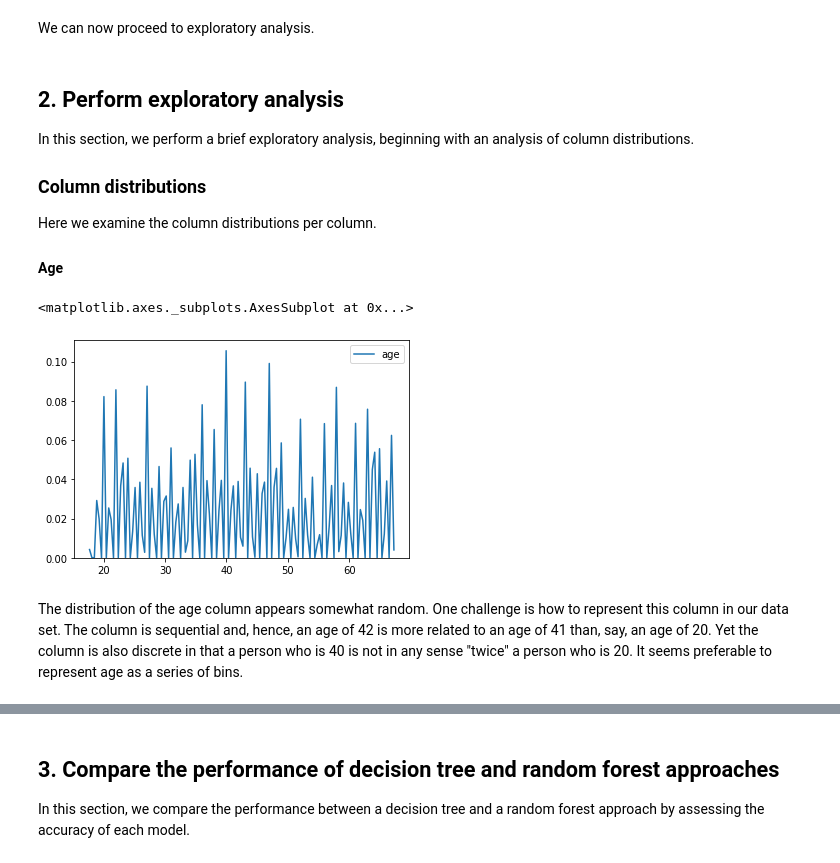
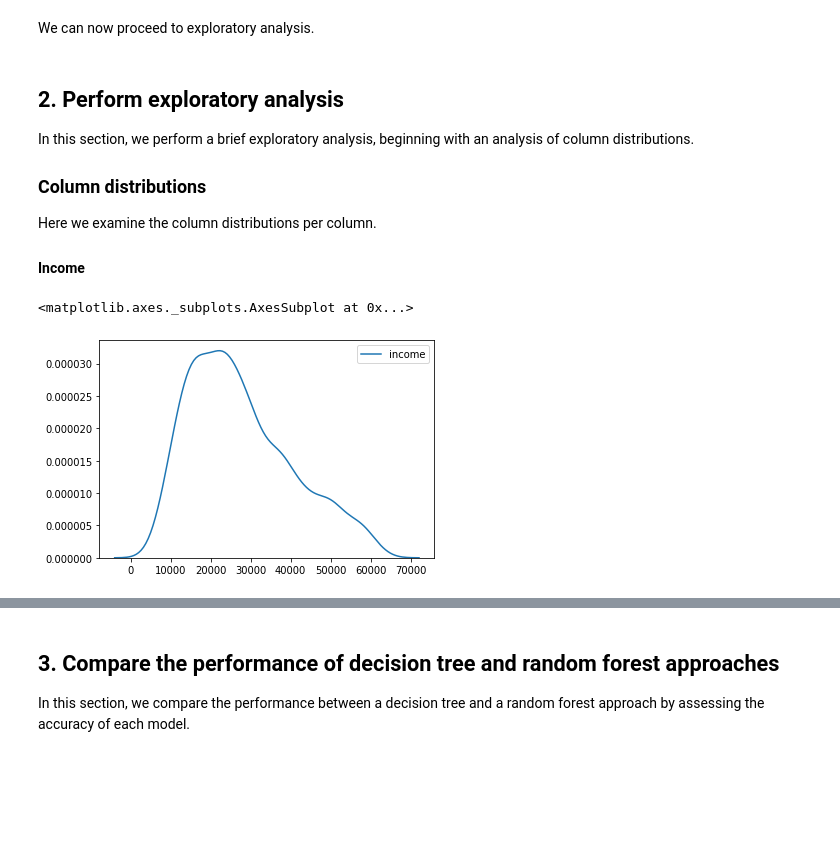
Before and after one commit to pelorenz/data-science-420, a Jupyter notebook: L06-PeterLorenz.ipynb, the cells around one changed output, grey strips where cells are left out. Cells and saved outputs as stored; diff of their text form; code cells hidden in the pictures; blank space fills up the shorter version.

Commit message:
Distributions

```diff
--- a/L06-PeterLorenz.ipynb
+++ b/L06-PeterLorenz.ipynb
@@ -75,12 +75,15 @@ memory usage: 51.7+ KB
 # %% [markdown]
 First we have to deal with categorical columns, converting these to one-hot-encoded format:
 # %%
-# Use pandas to one-hot encode categorical variables as k-1 dummies per column
+# Use pandas to one-hot encode binary variables, excluding the inverse column
 bank_data_enc = pd.get_dummies(bank_data,
-                               columns=["sex", "region", "married", "children", "car",
-                                        "save_act", "current_act", "mortgage", "pep"
-                                       ],
+                               columns=["sex", "married", "car",
+                                        "save_act", "current_act", "mortgage", "pep"],
                                drop_first=True)
+
+# Use pandas to one-hot encode categorical variables, including one column per value
+bank_data_enc = pd.get_dummies(bank_data_enc,
+                               columns=["region", "children"])
 
 # Display shape and sample contents
 bank_data_enc.shape
@@ -218,11 +223,9 @@ In this section, we perform a brief exploratory analysis, beginning with an anal
 ### Column distributions
 Here we examine the column distributions per column.
 
-#### Age
+#### Income
 # %%
-sns.kdeplot(bank_data_enc['age'], bw = 0.1)
+sns.kdeplot(bank_data_enc['income'], bw = 3000)
 # %% [output]
 <matplotlib.axes._subplots.AxesSubplot at 0x...>
-[figure, old version]
+[figure, new version]
-# %% [markdown]
-The distribution of the age column appears somewhat random. One challenge is how to represent this column in our data set. The column is sequential and, hence, an age of 42 is more related to an age of 41 than, say, an age of 20. Yet the column is also discrete in that a person who is 40 is not in any sense "twice" a person who is 20. It seems preferable to represent age as a series of bins.
```
Also changed, not shown: parts of 18 cells of this notebook.
